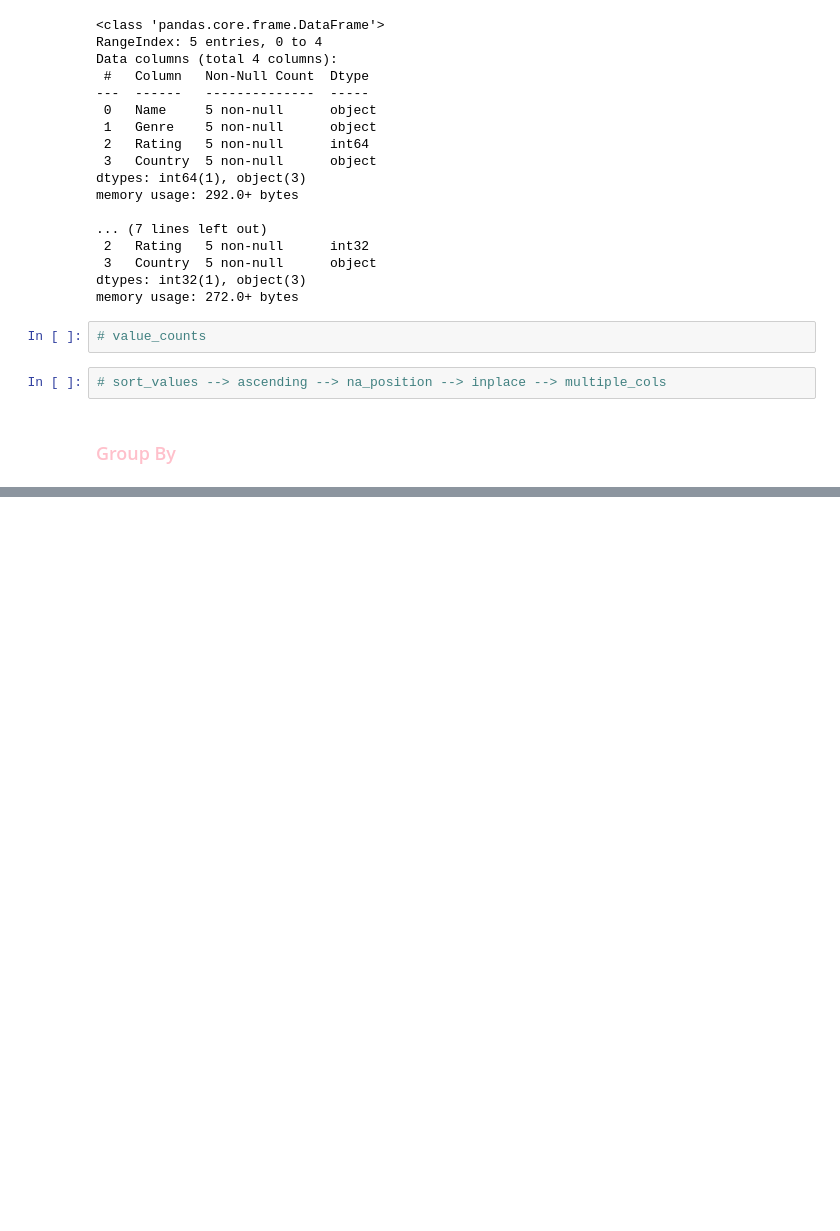
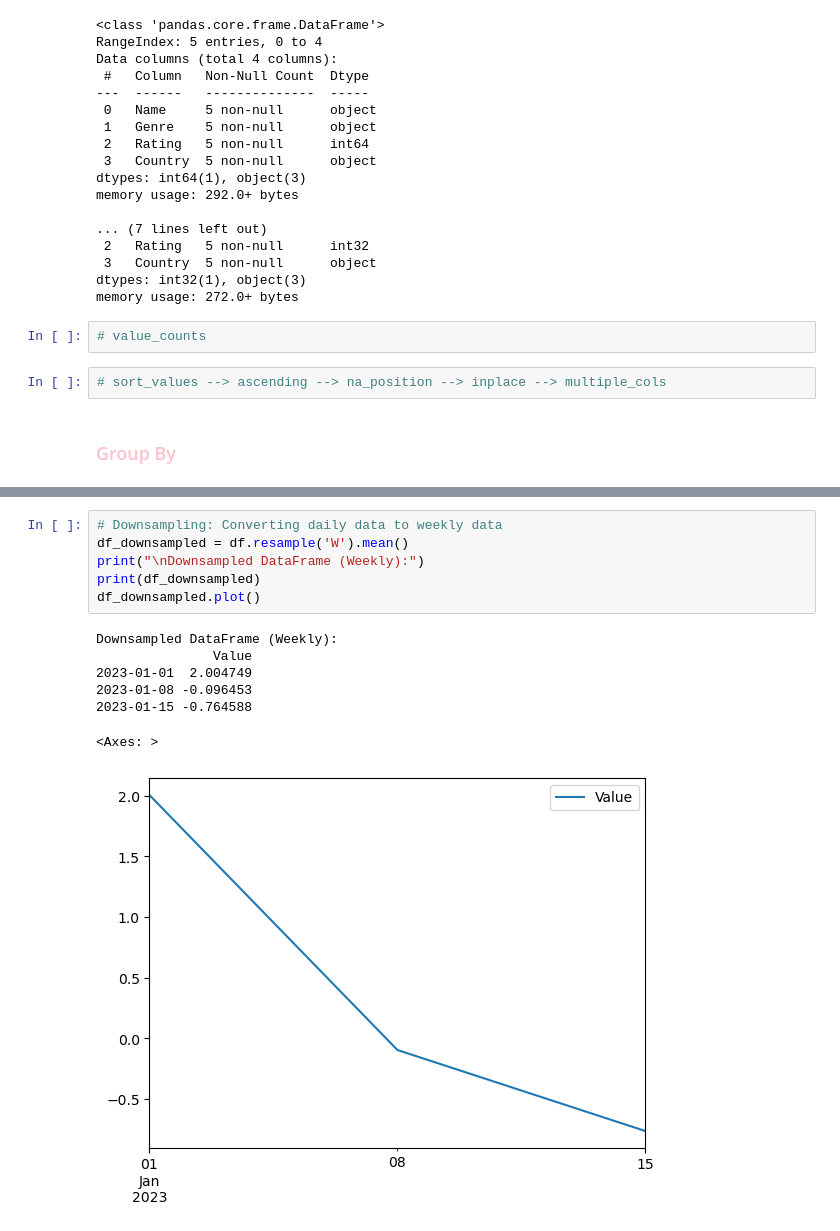
Before and after one commit to PiyushAgarwalcs/Pandas_Notes, a Jupyter notebook: Pandas.ipynb, the cells around one changed output, grey strips where cells are left out. Saved outputs shown, nothing was run; the diff lists cells and outputs as text; blank space fills up the shorter version.

```diff
--- a/Pandas.ipynb
+++ b/Pandas.ipynb
@@ -1183,0 +2130,14 @@ memory usage: 272.0+ bytes
+# %%
+# Downsampling: Converting daily data to weekly data
+df_downsampled = df.resample('W').mean()
+print("\nDownsampled DataFrame (Weekly):")
+print(df_downsampled)
+df_downsampled.plot()
+# %% [output]
+Downsampled DataFrame (Weekly):
+               Value
+2023-01-01  2.004749
+2023-01-08 -0.096453
+2023-01-15 -0.764588
+<Axes: >
+[figure, added]
```
Also changed, not shown: parts of 124 cells of this notebook.
